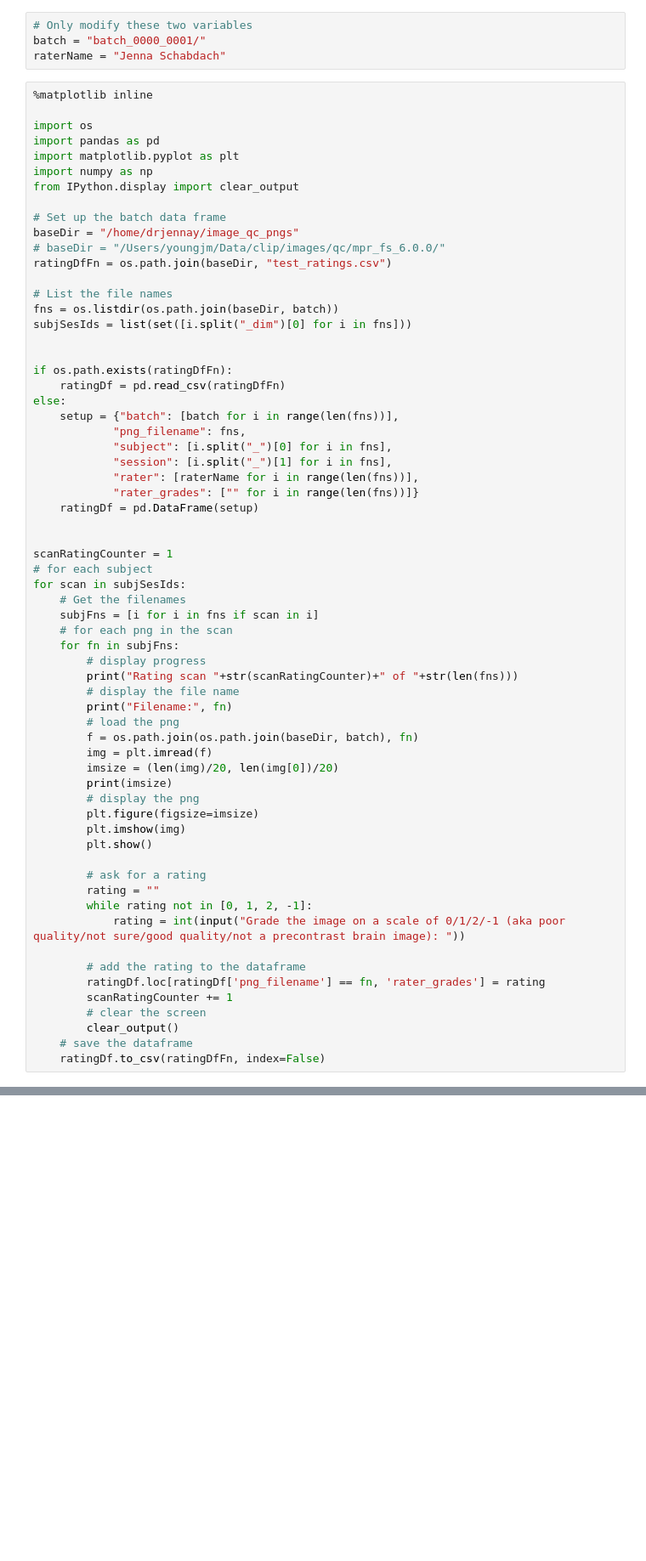
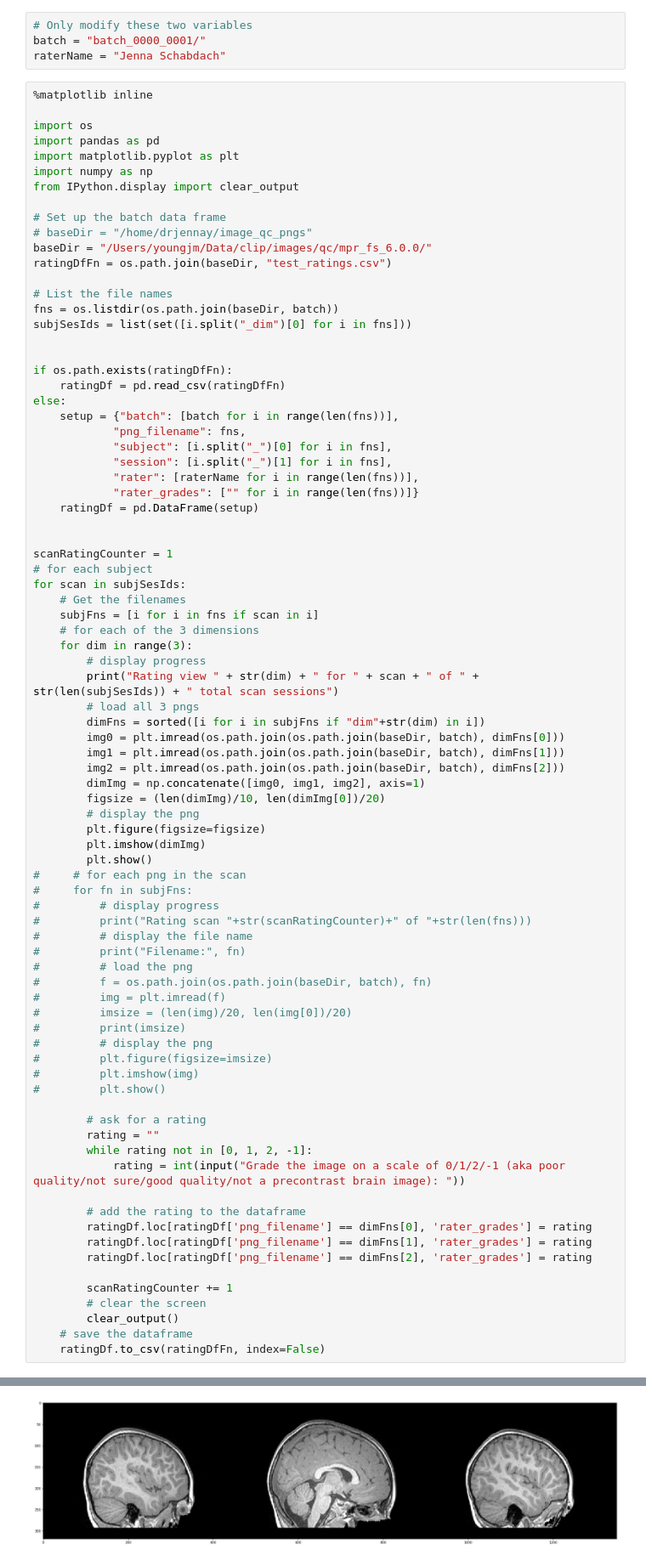
Before and after one commit to shivaram-k/manual_smri_qc, a Jupyter notebook: Image QC Tool.ipynb, the cells around one changed output, grey strips where cells are left out. Shown at 85% size. Saved outputs shown, nothing was run; the diff lists cells and outputs as text; blank space fills up the shorter version.

Commit message:
updated tool to show 3 views side by side

```diff
--- a/Image QC Tool.ipynb
+++ b/Image QC Tool.ipynb
@@ -12,8 +12,8 @@ import numpy as np
 from IPython.display import clear_output
 
 # Set up the batch data frame
-baseDir = "/home/drjennay/image_qc_pngs"
-# baseDir = "/Users/youngjm/Data/clip/images/qc/mpr_fs_6.0.0/"
+# baseDir = "/home/drjennay/image_qc_pngs"
+baseDir = "/Users/youngjm/Data/clip/images/qc/mpr_fs_6.0.0/"
 ratingDfFn = os.path.join(baseDir, "test_ratings.csv")
 
 # List the file names
@@ -38,21 +38,36 @@ scanRatingCounter = 1
 for scan in subjSesIds:
     # Get the filenames
     subjFns = [i for i in fns if scan in i]
-    # for each png in the scan
-    for fn in subjFns:
+    # for each of the 3 dimensions
+    for dim in range(3):
         # display progress
-        print("Rating scan "+str(scanRatingCounter)+" of "+str(len(fns)))
-        # display the file name
-        print("Filename:", fn)
-        # load the png
-        f = os.path.join(os.path.join(baseDir, batch), fn)
-        img = plt.imread(f)
-        imsize = (len(img)/20, len(img[0])/20)
-        print(imsize)
+        print("Rating view " + str(dim) + " for " + scan + " of " + str(len(subjSesIds)) + " total scan sessions")
+        # load all 3 pngs
+        dimFns = sorted([i for i in subjFns if "dim"+str(dim) in i])
+        img0 = plt.imread(os.path.join(os.path.join(baseDir, batch), dimFns[0]))
+        img1 = plt.imread(os.path.join(os.path.join(baseDir, batch), dimFns[1]))
+        img2 = plt.imread(os.path.join(os.path.join(baseDir, batch), dimFns[2]))
+        dimImg = np.concatenate([img0, img1, img2], axis=1)
+        figsize = (len(dimImg)/10, len(dimImg[0])/20)
         # display the png
-        plt.figure(figsize=imsize)
-        plt.imshow(img)
+        plt.figure(figsize=figsize)
+        plt.imshow(dimImg)
         plt.show()
+#     # for each png in the scan
+#     for fn in subjFns:
+#         # display progress
+#         print("Rating scan "+str(scanRatingCounter)+" of "+str(len(fns)))
+#         # display the file name
+#         print("Filename:", fn)
+#         # load the png
+#         f = os.path.join(os.path.join(baseDir, batch), fn)
+#         img = plt.imread(f)
+#         imsize = (len(img)/20, len(img[0])/20)
+#         print(imsize)
+#         # display the png
+#         plt.figure(figsize=imsize)
+#         plt.imshow(img)
+#         plt.show()
 
         # ask for a rating
         rating = ""
@@ -60,9 +75,13 @@ for scan in subjSesIds:
             rating = int(input("Grade the image on a scale of 0/1/2/-1 (aka poor quality/not sure/good quality/not a precontrast brain image): "))
 
         # add the rating to the dataframe
-        ratingDf.loc[ratingDf['png_filename'] == fn, 'rater_grades'] = rating
+        ratingDf.loc[ratingDf['png_filename'] == dimFns[0], 'rater_grades'] = rating
+        ratingDf.loc[ratingDf['png_filename'] == dimFns[1], 'rater_grades'] = rating
+        ratingDf.loc[ratingDf['png_filename'] == dimFns[2], 'rater_grades'] = rating
+
         scanRatingCounter += 1
         # clear the screen
         clear_output()
     # save the dataframe
     ratingDf.to_csv(ratingDfFn, index=False)
+# %% [output]
@@ -68,0 +89 @@ for scan in subjSesIds:
+[figure, added]
```
Also changed, not shown: parts of 1 cell of this notebook.
